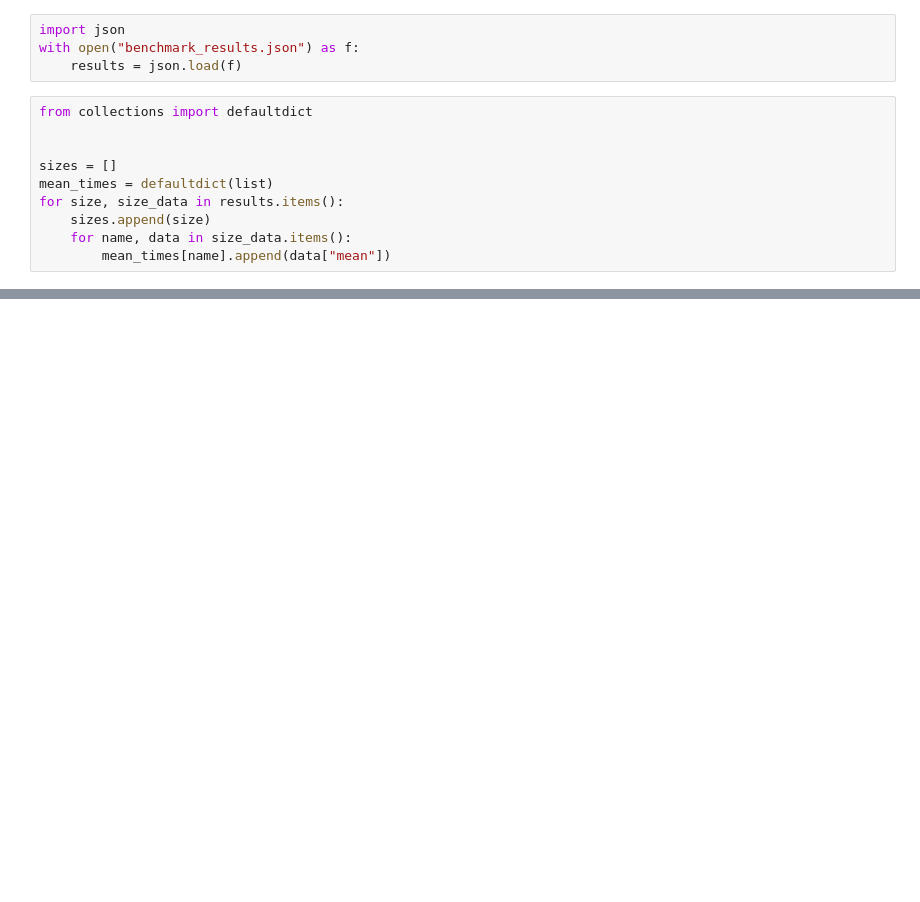
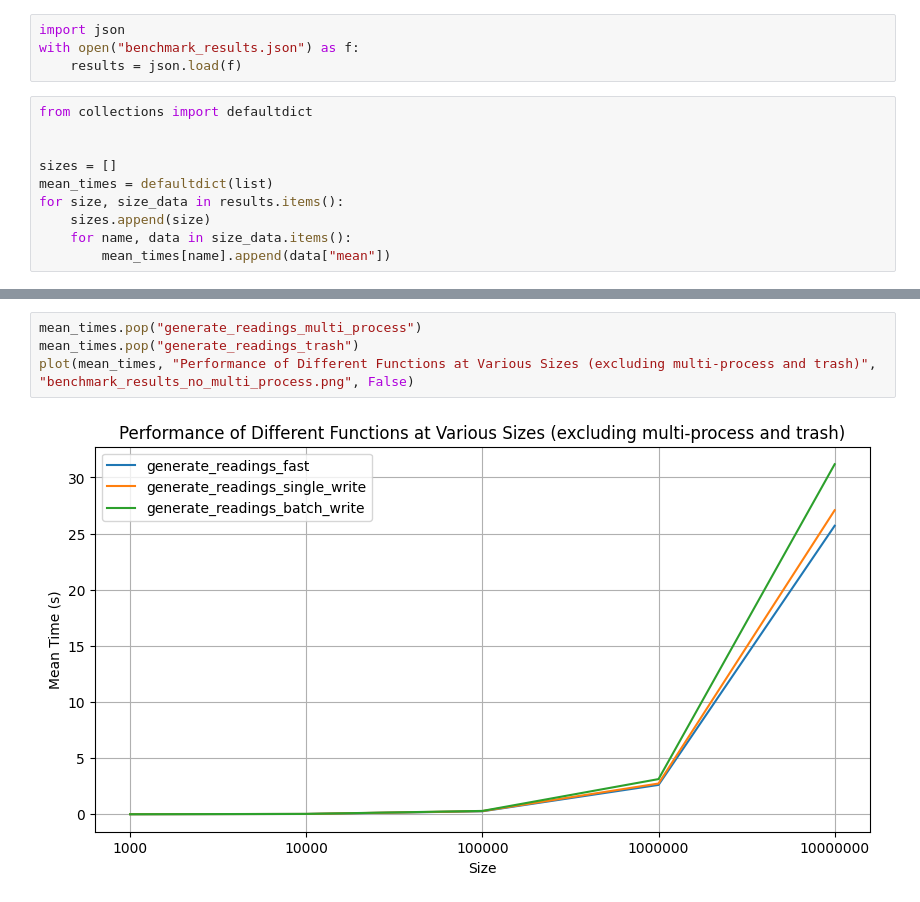
Before and after one commit to vsingh18567/python-demo-cli, a Jupyter notebook: benchmark_results/create_graph.ipynb, the cells around one changed output, grey strips where cells are left out. Saved outputs shown, nothing was run; the diff lists cells and outputs as text; blank space fills up the shorter version.

```diff
--- a/benchmark_results/create_graph.ipynb
+++ b/benchmark_results/create_graph.ipynb
@@ -31,0 +37,6 @@ plt.show()
+# %%
+mean_times.pop("generate_readings_multi_process")
+mean_times.pop("generate_readings_trash")
+plot(mean_times, "Performance of Different Functions at Various Sizes (excluding multi-process and trash)", "benchmark_results_no_multi_process.png", False)
+# %% [output]
+[figure, added]
```
Also changed, not shown: parts of 1 cell of this notebook, 4 other files.
